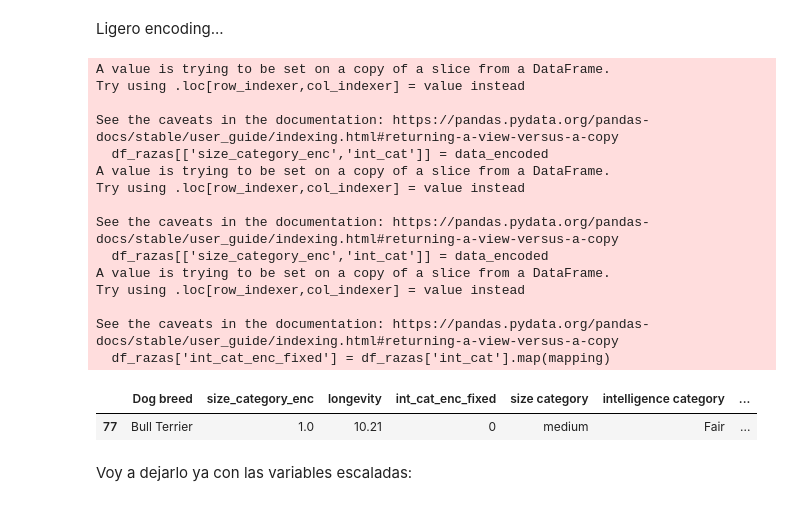
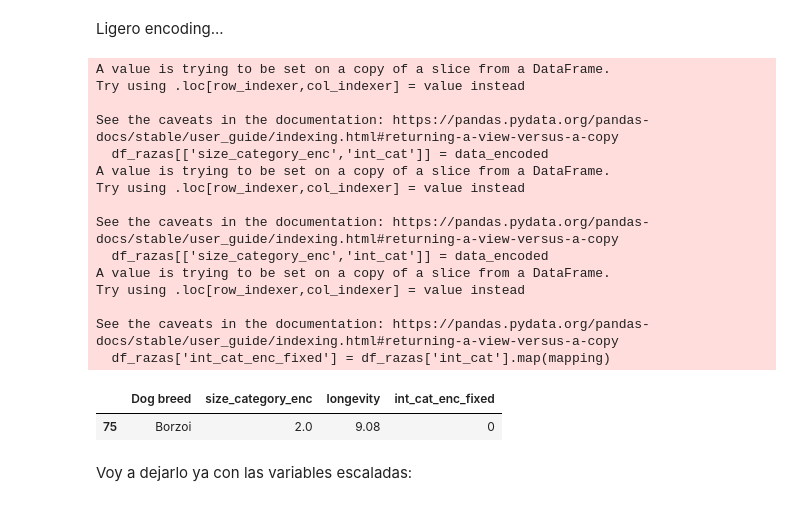
Before and after one commit to Reissuji/petproject, a Jupyter notebook: 5_DataTreatmentNeeded.ipynb, the cells around one changed output. Drawn from its saved outputs; the diff is of its cells as text; code cells hidden in the pictures.

```diff
--- a/5_DataTreatmentNeeded.ipynb
+++ b/5_DataTreatmentNeeded.ipynb
@@ -96,36 +96,36 @@ cat_int = ['Lowest', 'Fair', 'Average', 'Above average', 'Excellent', 'Brightest
 
 enc2 = OrdinalEncoder(categories=[cat_size, cat_int])
 
 data_encoded = enc2.fit_transform(df_razas[['size category','intelligence category']])
 df_razas[['size_category_enc','int_cat']] = data_encoded
 
 mapping= {0:0, 1:0, 2:1, 3:1, 4:2, 5:2}
 df_razas['int_cat_enc_fixed'] = df_razas['int_cat'].map(mapping)
 
 df_razas = df_razas.rename(columns={'2 LONGEVITY' : 'longevity'})
 
-orden_var = ['Dog breed', 'size_category_enc', 'longevity', 'int_cat_enc_fixed', 'size category','intelligence category', 'int_cat']
+orden_var = ['Dog breed', 'size_category_enc', 'longevity', 'int_cat_enc_fixed']
 df_razas = df_razas[orden_var]
 
 df_razas.sample()
 # %% [output]
 A value is trying to be set on a copy of a slice from a DataFrame.
 Try using .loc[row_indexer,col_indexer] = value instead
 
 See the caveats in the documentation: https://pandas.pydata.org/pandas-docs/stable/user_guide/indexing.html#returning-a-view-versus-a-copy
   df_razas[['size_category_enc','int_cat']] = data_encoded
 A value is trying to be set on a copy of a slice from a DataFrame.
 Try using .loc[row_indexer,col_indexer] = value instead
 
 See the caveats in the documentation: https://pandas.pydata.org/pandas-docs/stable/user_guide/indexing.html#returning-a-view-versus-a-copy
   df_razas[['size_category_enc','int_cat']] = data_encoded
 A value is trying to be set on a copy of a slice from a DataFrame.
 Try using .loc[row_indexer,col_indexer] = value instead
 
 See the caveats in the documentation: https://pandas.pydata.org/pandas-docs/stable/user_guide/indexing.html#returning-a-view-versus-a-copy
   df_razas['int_cat_enc_fixed'] = df_razas['int_cat'].map(mapping)
-|  | Dog breed | size_category_enc | longevity | int_cat_enc_fixed | size category | intelligence category | ... |
-| 77 | Bull Terrier | 1.0 | 10.21 | 0 | medium | Fair | ... |
+|  | Dog breed | size_category_enc | longevity | int_cat_enc_fixed |
+| 75 | Borzoi | 2.0 | 9.08 | 0 |
 # %% [markdown]
 Voy a dejarlo ya con las variables escaladas:
 # %%
```
Also changed, not shown: parts of 12 cells of this notebook, 2 other files.
